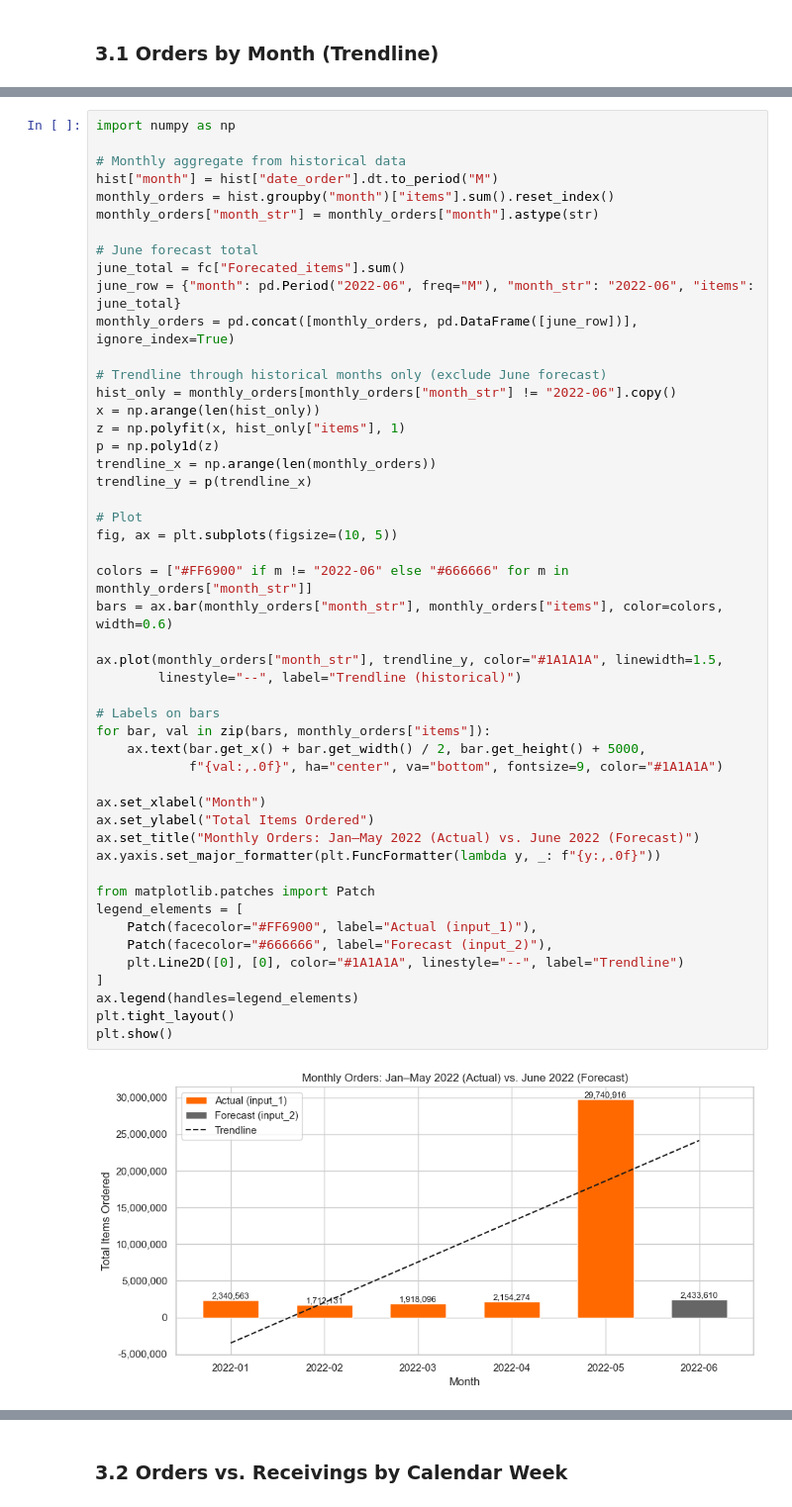
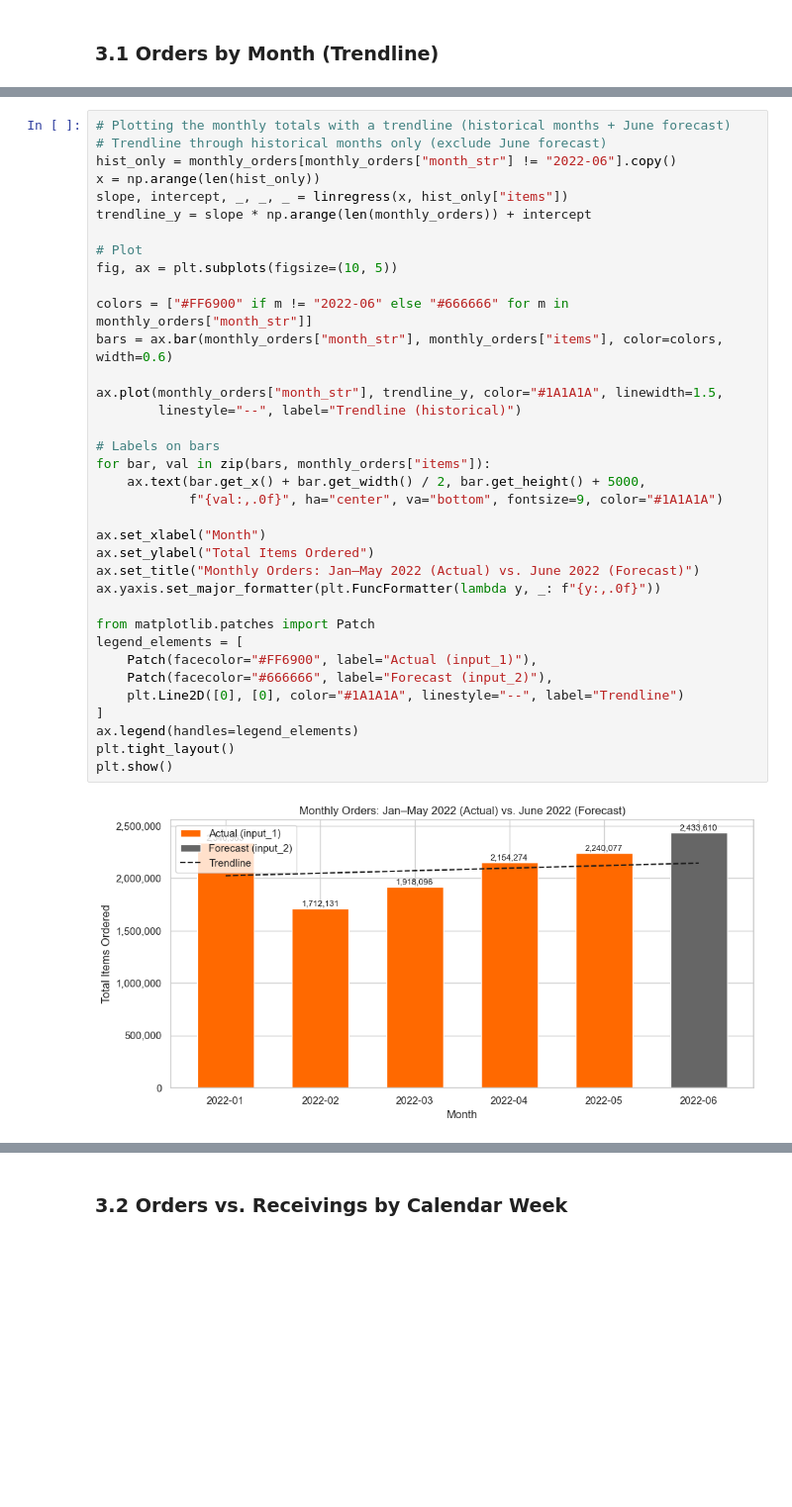
Before and after one commit to traha-89/zalando_fcst_case_study, a Jupyter notebook: analysis.ipynb, the cells around one changed output, grey strips where cells are left out. Shown at 99% size. Cells and saved outputs as stored; diff of their text form; blank space fills up the shorter version.

Commit message:
Data exploration - Monthly Orders

```diff
--- a/analysis.ipynb
+++ b/analysis.ipynb
@@ -474,51 +496,38 @@ Each day of week in fcst has a day in historical, from where we can read pattern
 # %%
-import numpy as np
-
-# Monthly aggregate from historical data
-hist["month"] = hist["date_order"].dt.to_period("M")
-monthly_orders = hist.groupby("month")["items"].sum().reset_index()
-monthly_orders["month_str"] = monthly_orders["month"].astype(str)
-
-# June forecast total
-june_total = fc["Forecated_items"].sum()
-june_row = {"month": pd.Period("2022-06", freq="M"), "month_str": "2022-06", "items": june_total}
-monthly_orders = pd.concat([monthly_orders, pd.DataFrame([june_row])], ignore_index=True)
-
+# Plotting the monthly totals with a trendline (historical months + June forecast)
 # Trendline through historical months only (exclude June forecast)
 hist_only = monthly_orders[monthly_orders["month_str"] != "2022-06"].copy()
 x = np.arange(len(hist_only))
-z = np.polyfit(x, hist_only["items"], 1)
-p = np.poly1d(z)
-trendline_x = np.arange(len(monthly_orders))
-trendline_y = p(trendline_x)
+slope, intercept, _, _, _ = linregress(x, hist_only["items"])
+trendline_y = slope * np.arange(len(monthly_orders)) + intercept
 
 # Plot
 fig, ax = plt.subplots(figsize=(10, 5))
 
 colors = ["#FF6900" if m != "2022-06" else "#666666" for m in monthly_orders["month_str"]]
 bars = ax.bar(monthly_orders["month_str"], monthly_orders["items"], color=colors, width=0.6)
 
 ax.plot(monthly_orders["month_str"], trendline_y, color="#1A1A1A", linewidth=1.5,
         linestyle="--", label="Trendline (historical)")
 
 # Labels on bars
 for bar, val in zip(bars, monthly_orders["items"]):
     ax.text(bar.get_x() + bar.get_width() / 2, bar.get_height() + 5000,
             f"{val:,.0f}", ha="center", va="bottom", fontsize=9, color="#1A1A1A")
 
 ax.set_xlabel("Month")
 ax.set_ylabel("Total Items Ordered")
 ax.set_title("Monthly Orders: Jan–May 2022 (Actual) vs. June 2022 (Forecast)")
 ax.yaxis.set_major_formatter(plt.FuncFormatter(lambda y, _: f"{y:,.0f}"))
 
 from matplotlib.patches import Patch
 legend_elements = [
     Patch(facecolor="#FF6900", label="Actual (input_1)"),
     Patch(facecolor="#666666", label="Forecast (input_2)"),
     plt.Line2D([0], [0], color="#1A1A1A", linestyle="--", label="Trendline")
 ]
 ax.legend(handles=legend_elements)
 plt.tight_layout()
 plt.show()
 # %% [output]
-[figure, old version]
+[figure, new version]
```
Also changed, not shown: parts of 7 cells of this notebook.
